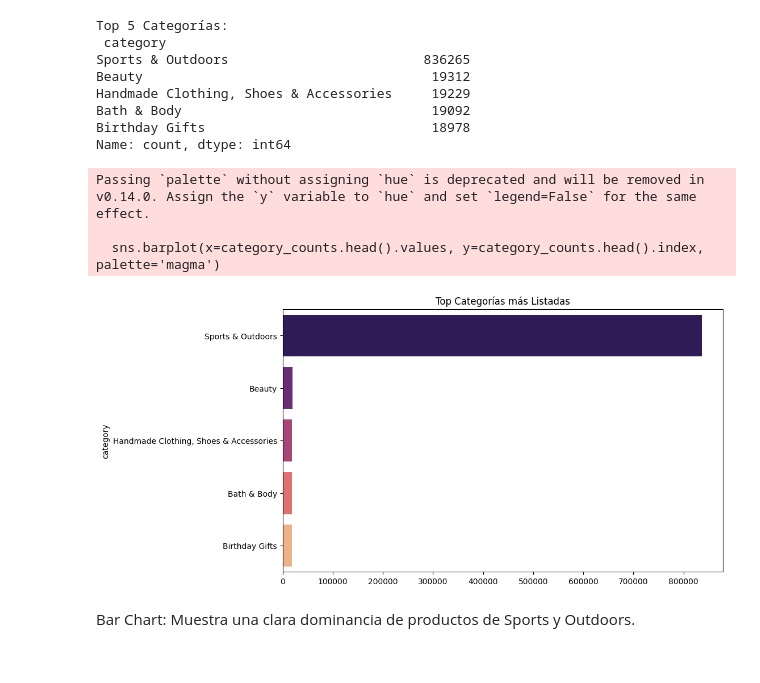
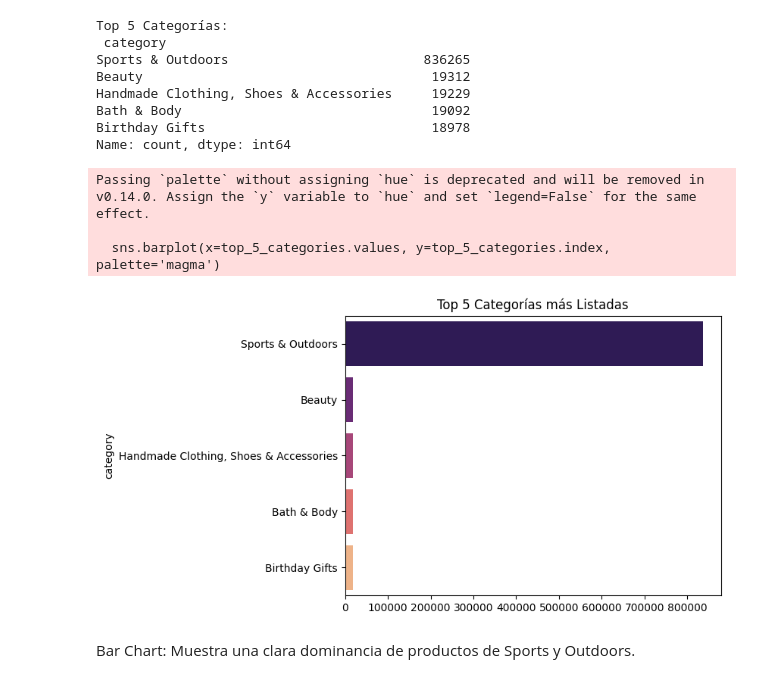
Before and after one commit to nailaikhenazenni-afk/lab-eda-univariate, a Jupyter notebook: lab_eda_unvariata.ipynb, the cells around one changed output. Saved outputs shown, nothing was run; the diff lists cells and outputs as text; code cells hidden in the pictures.

```diff
--- a/lab_eda_unvariata.ipynb
+++ b/lab_eda_unvariata.ipynb
@@ -21,16 +21,15 @@ Bath & Body                                19092
 Birthday Gifts                             18978
 Name: count, dtype: int64
 # %%
-# Visualización: Barras para Top categirías
-plt.figure(figsize=(10, 6))
-sns.barplot(x=category_counts.head().values, y=category_counts.head().index, palette='magma')
-plt.title('Top Categorías más Listadas')
+# Visualización: Barras para Top categorías
+sns.barplot(x=top_5_categories.values, y=top_5_categories.index, palette='magma')
+plt.title('Top 5 Categorías más Listadas')
 plt.show()
 # %% [output]
 Passing `palette` without assigning `hue` is deprecated and will be removed in v0.14.0. Assign the `y` variable to `hue` and set `legend=False` for the same effect.
 
-  sns.barplot(x=category_counts.head().values, y=category_counts.head().index, palette='magma')
+  sns.barplot(x=top_5_categories.values, y=top_5_categories.index, palette='magma')
-[figure, old version]
+[figure, new version]
 # %% [markdown]
 Bar Chart: Muestra una clara dominancia de productos de Sports y Outdoors.
 # %%
```
Also changed, not shown: parts of 4 cells of this notebook.
